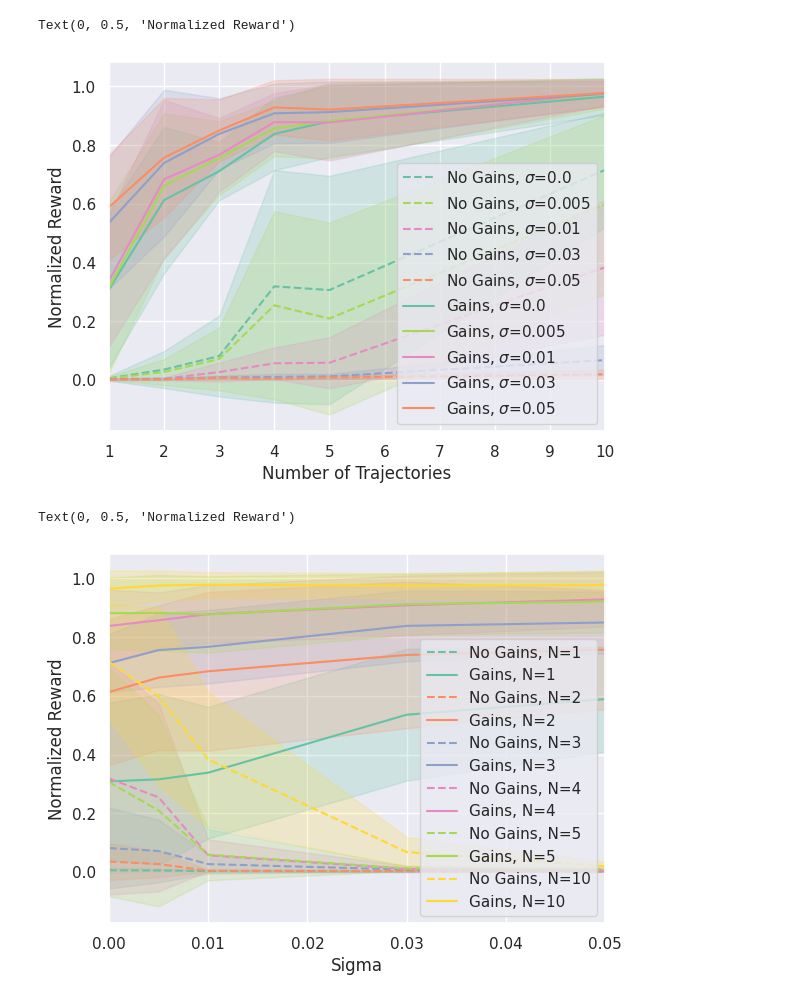
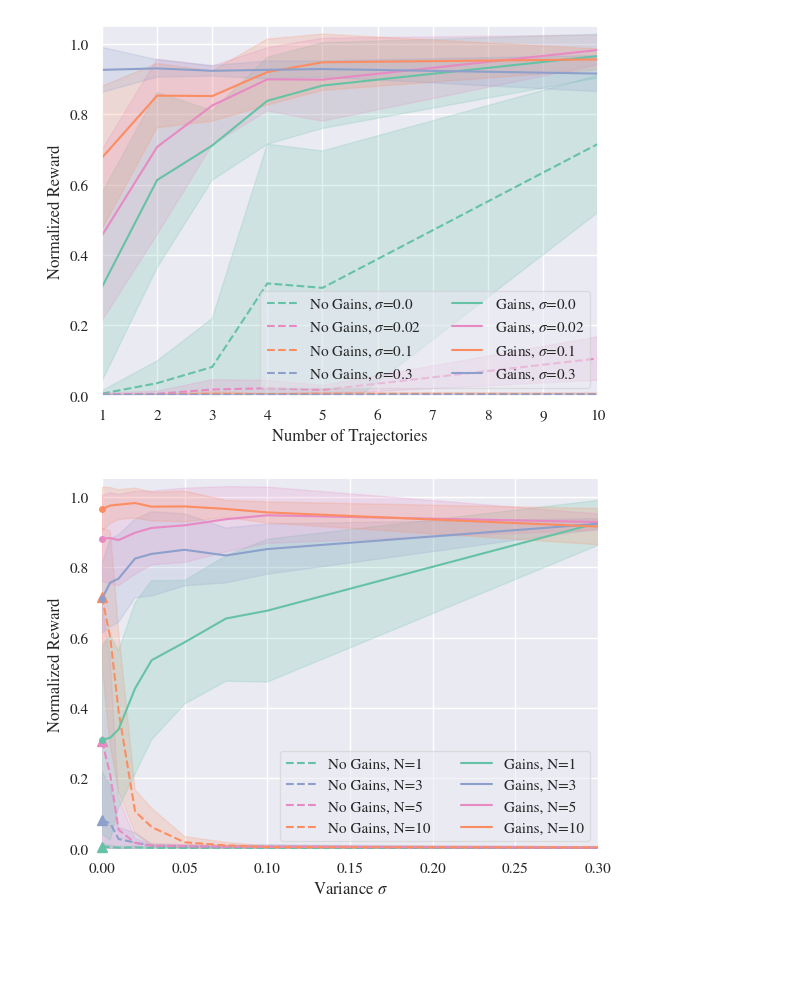
Before and after one commit to foundry-ai/foundry, a Jupyter notebook: projects/diffusion_policy/visualize_results.ipynb, the cells around one changed output. Cells and saved outputs as stored; diff of their text form; code cells hidden in the pictures; blank space fills up the shorter version.

Commit message:
Updates to diffusion_bc, final sweep plots

```diff
--- a/projects/diffusion_policy/visualize_results.ipynb
+++ b/projects/diffusion_policy/visualize_results.ipynb
@@ -90,39 +118,60 @@ def plot(data, x, ys, consolidate=["rng_seed"], style_func=lambda series, y: {})
 # %%
 def style(series, y):
     gains = "Gains, " if series["gains"] else "No Gains, "
+    replica = ", deconv" if y == "test_deconv_reward" else ""
     sigma = series["sigma"]
+    # if not series["gains"]:
+    #     return None
+    if y == "test_deconv_reward":
+        return None
     return {
-        "label": f"{gains}$\sigma$={sigma}",
+        "label": f"{gains}$\sigma$={sigma}{replica}",
         "color_key": sigma,
-        "linestyle": "-" if series["gains"] else "--",
+        "linestyle": "-" if series["gains"] and y == "test_reward" else "--",
     }
 # filtered_data = data[data["lambda"] < 0.1]
 filtered_data = data
-# filtered_data = filtered_data[filtered_data["sigma"].isin([0., 0.01, 0.1, 0.3])]
-plot(filtered_data, "num_traj", ["test_reward"], style_func=style)
+# filtered_data = filtered_data.drop("test_deconv_reward", axis="columns")
+filtered_data = filtered_data[filtered_data["sigma"].isin([0., 0.02, 0.1, 0.3])]
+plot(filtered_data, "num_traj", ["test_reward", "test_deconv_reward"], style_func=style)
 plt.xlim([1, 10])
+plt.ylim([0, 1.05])
+plt.legend(loc="lower right", ncols=2, framealpha=0.5)
 # plt.xticks([5, 15, 30, 45, 60])
 plt.xlabel("Number of Trajectories")
 plt.ylabel("Normalized Reward")
+plt.savefig("quadrotor_traj.pdf", bbox_inches="tight")
 # %% [output]
-Text(0, 0.5, 'Normalized Reward')
-[figure, old version]
+[figure, new version]
 # %%
 def style(series, y):
     gains = "Gains, " if series["gains"] else "No Gains, "
+    replica = ", deconv" if y == "test_deconv_reward" else ""
     N = series["num_traj"]
+    if y == "test_deconv_reward":
+        return None
     return {
-        "label": f"{gains}N={N}",
+        "label": f"{gains}N={N}{replica}",
+        "markers": "first",
+        "marker": "o" if series["gains"] else "^",
+        "markersize": 4 if series["gains"] else 7,
         "color_key": series["num_traj"],
-        "linestyle": "-" if series["gains"] else "--",
+        "linestyle": "-" if series["gains"] and y == "test_reward" else "--",
     }
 
+plt.xlabel("Variance $\sigma$")
+plt.xlim([0, 0.3])
+plt.ylim([0, 1.05])
+plt.ylabel("Normalized Reward")
 filtered_data = data
 filtered_data = filtered_data[filtered_data["num_traj"].isin([1, 3, 5, 10])]
-plot(filtered_data, "sigma", ["test_reward"], style_func=style)
-plt.xlabel("Sigma")
-plt.xlim([0, 0.05])
-plt.ylabel("Normalized Reward")
+plot(filtered_data, "sigma", ["test_reward", "test_deconv_reward"], style_func=style)
+ax = plt.gca()
+ax.spines['top'].set_visible(False)
+ax.spines['right'].set_visible(False)
+ax.spines['bottom'].set_visible(False)
+ax.spines['left'].set_visible(False)
+plt.legend(loc="lower right", ncols=2, framealpha=0.5)
+plt.savefig("quadrotor_sigma.pdf", bbox_inches='tight')
 # %% [output]
-Text(0, 0.5, 'Normalized Reward')
-[figure, old version]
+[figure, new version]
```
Also changed, not shown: parts of 3 cells of this notebook, 2 other files.
